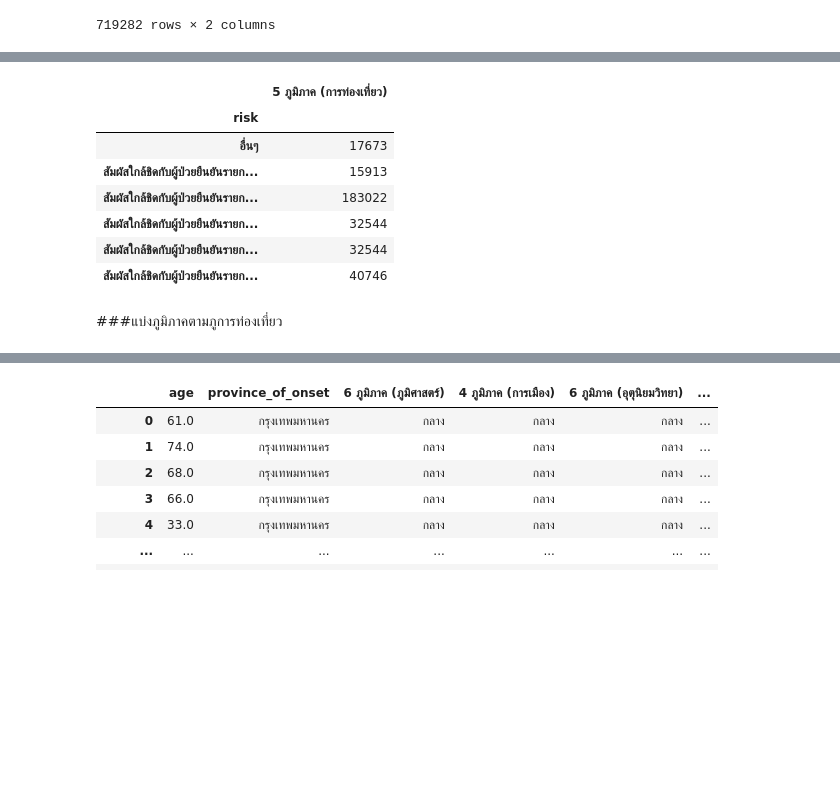
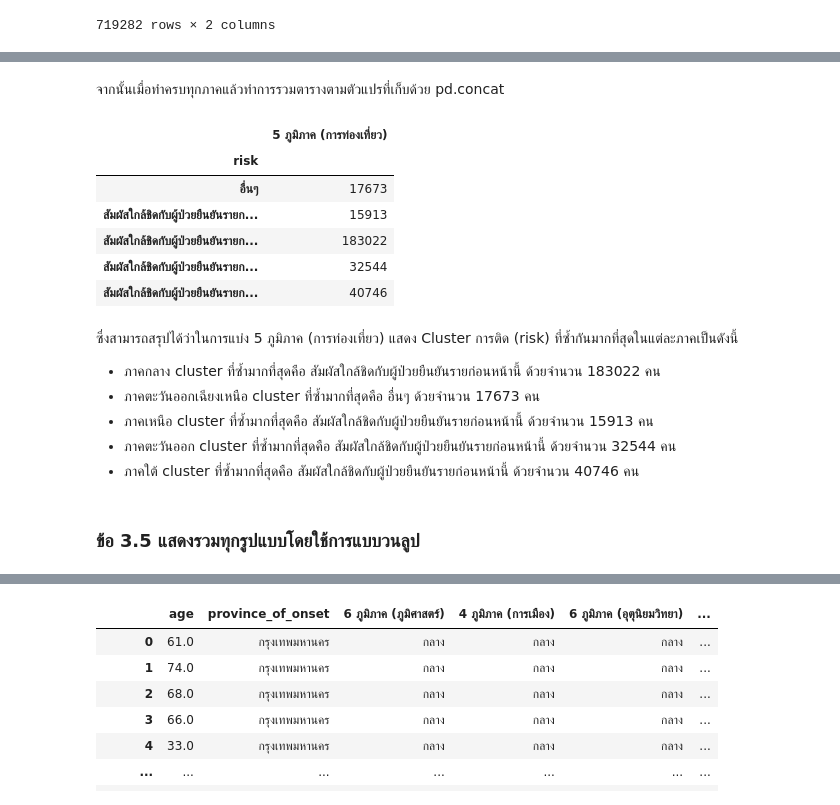
Before and after one commit to 6230204513/data_viz_2022, a Jupyter notebook: BasicPython&DataViz_midterm2022.ipynb, the cells around one changed output, grey strips where cells are left out. Drawn from its saved outputs; the diff is of its cells as text; code cells hidden in the pictures; blank space fills up the shorter version.

```diff
--- a/BasicPython&DataViz_midterm2022.ipynb
+++ b/BasicPython&DataViz_midterm2022.ipynb
@@ -729,17 +985,26 @@ G34_M = G34[G34['5 ภูมิภาค (การท่องเที่ย
 G34_E = G34[G34['5 ภูมิภาค (การท่องเที่ยว)']=='ตะวันออก'].groupby('risk').count().sort_values('5 ภูมิภาค (การท่องเที่ยว)',ascending=False).head(1)
 # %%
 G34_S = G34[G34['5 ภูมิภาค (การท่องเที่ยว)']=='ใต้'].groupby('risk').count().sort_values('5 ภูมิภาค (การท่องเที่ยว)',ascending=False).head(1)
+# %% [markdown]
+จากนั้นเมื่อทำครบทุกภาคแล้วทำการรวมตารางตามตัวแปรที่เก็บด้วย pd.concat
 # %%
-sum_G34 = pd.concat([G34_NE,G34_N,G34_M,G34_E,G34_E,G34_S])
+sum_G34 = pd.concat([G34_NE,G34_N,G34_M,G34_E,G34_S]) #นำผลที่ G34_NE, G34_N, G34_M, G34_E, G34_S เก็บไว้ใน list มารวมเข้าด้วยกัน ด้วยคำสั่ง concat()
 sum_G34
 # %% [output]
 |  | 5 ภูมิภาค (การท่องเที่ยว) |
 | risk |  |
 | อื่นๆ | 17673 |
 | สัมผัสใกล้ชิดกับผู้ป่วยยืนยันรายก... | 15913 |
 | สัมผัสใกล้ชิดกับผู้ป่วยยืนยันรายก... | 183022 |
 | สัมผัสใกล้ชิดกับผู้ป่วยยืนยันรายก... | 32544 |
-| สัมผัสใกล้ชิดกับผู้ป่วยยืนยันรายก... | 32544 |
 | สัมผัสใกล้ชิดกับผู้ป่วยยืนยันรายก... | 40746 |
-# %% [markdown]
-###แบ่งภูมิภาคตามภูการท่องเที่ยว
+# %% [markdown]
+ซึ่งสามารถสรุปได้ว่าในการแบ่ง 5 ภูมิภาค (การท่องเที่ยว) แสดง Cluster การติด (risk) ที่ซ้ำกันมากที่สุดในแต่ละภาคเป็นดังนี้
+
+- ภาคกลาง cluster ที่ซ้ำมากที่สุดคือ สัมผัสใกล้ชิดกับผู้ป่วยยืนยันรายก่อนหน้านี้ ด้วยจำนวน 183022 คน
+- ภาคตะวันออกเฉียงเหนือ cluster ที่ซ้ำมากที่สุดคือ อื่นๆ ด้วยจำนวน 17673 คน
+- ภาคเหนือ cluster ที่ซ้ำมากที่สุดคือ สัมผัสใกล้ชิดกับผู้ป่วยยืนยันรายก่อนหน้านี้ ด้วยจำนวน 15913 คน
+- ภาคตะวันออก cluster ที่ซ้ำมากที่สุดคือ สัมผัสใกล้ชิดกับผู้ป่วยยืนยันรายก่อนหน้านี้ ด้วยจำนวน 32544 คน
+- ภาคใต้ cluster ที่ซ้ำมากที่สุดคือ สัมผัสใกล้ชิดกับผู้ป่วยยืนยันรายก่อนหน้านี้ ด้วยจำนวน 40746 คน
+# %% [markdown]
+### ข้อ 3.5 แสดงรวมทุกรูปแบบโดยใช้การแบบวนลูป
```
Also changed, not shown: parts of 212 cells of this notebook.
